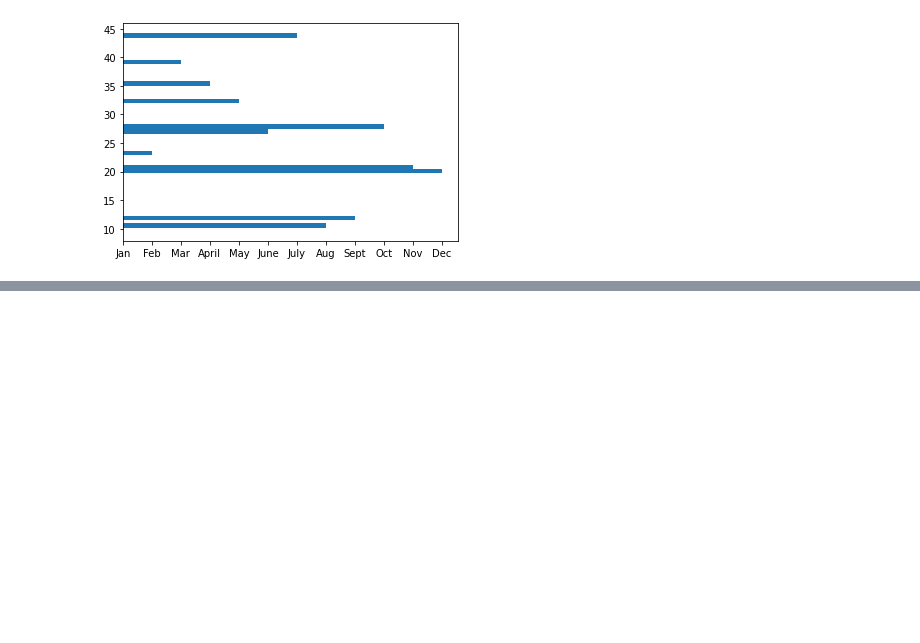
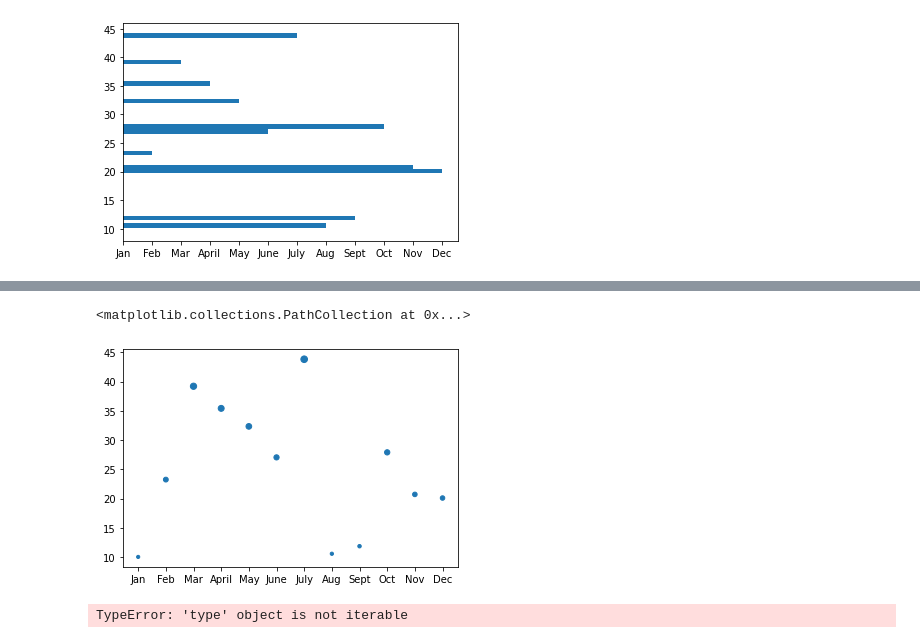
Before and after one commit to BiscuitButter/PyBer_Analysis, a Jupyter notebook: matplotlib_practice.ipynb, the cells around one changed output, grey strips where cells are left out. Cells and saved outputs as stored; diff of their text form; code cells hidden in the pictures; blank space fills up the shorter version.

```diff
--- a/matplotlib_practice.ipynb
+++ b/matplotlib_practice.ipynb
@@ -148,0 +165,5 @@ ax.barh(y_axis, x_axis)
+# %%
+plt.scatter(x_axis, y_axis, s=y_axis)
+# %% [output]
+<matplotlib.collections.PathCollection at 0x...>
+[figure, added]
@@ -148,0 +174,4 @@ ax.barh(y_axis, x_axis)
+# %%
+new_list = [expression for item in list if conditional]
+# %% [output]
+TypeError: 'type' object is not iterable
```
Also changed, not shown: parts of 7 cells of this notebook, 4 other files.
